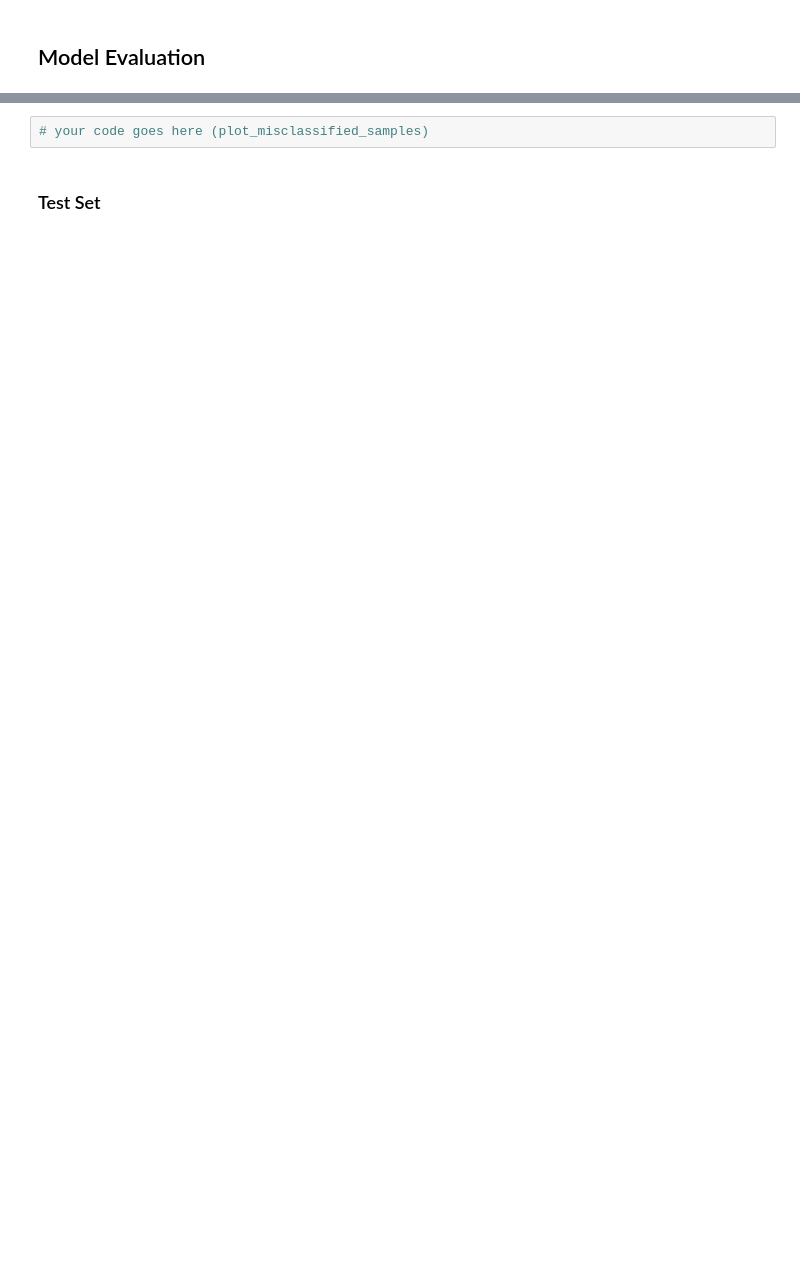
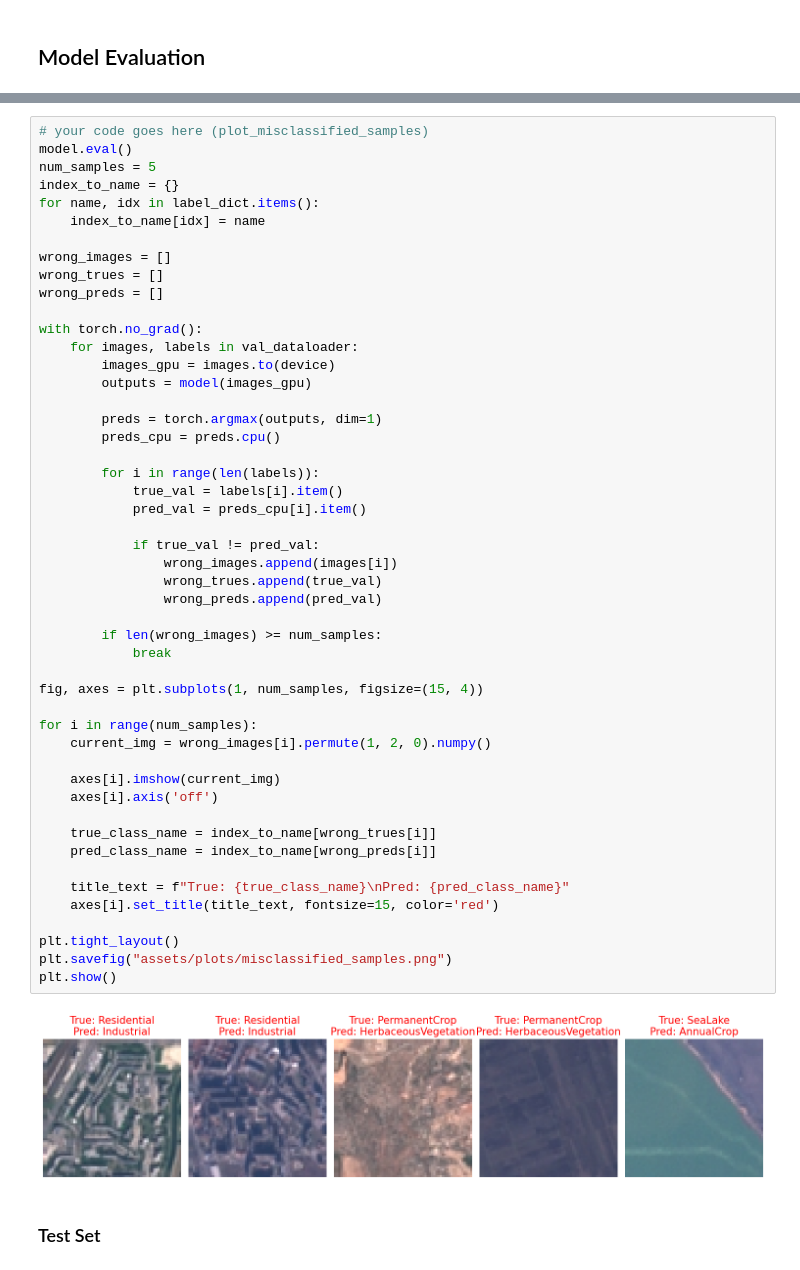
Before and after one commit to Convidium/cnn_image_classifier, a Jupyter notebook: k12456319.ipynb, the cells around one changed output, grey strips where cells are left out. Drawn from its saved outputs; the diff is of its cells as text; blank space fills up the shorter version.

```diff
--- a/k12456319.ipynb
+++ b/k12456319.ipynb
@@ -464,5 +523,54 @@ Text(0.5, 1.0, 'Accuracy improvement over time')
 # %%
 # your code goes here (plot_misclassified_samples)
+model.eval()
+num_samples = 5
+index_to_name = {}
+for name, idx in label_dict.items():
+    index_to_name[idx] = name
+
+wrong_images = []
+wrong_trues = []
+wrong_preds = []
+
+with torch.no_grad():
+    for images, labels in val_dataloader:
+        images_gpu = images.to(device)
+        outputs = model(images_gpu)
+
+        preds = torch.argmax(outputs, dim=1)
+        preds_cpu = preds.cpu()
+
+        for i in range(len(labels)):
+            true_val = labels[i].item()
+            pred_val = preds_cpu[i].item()
+
+            if true_val != pred_val:
+                wrong_images.append(images[i])
+                wrong_trues.append(true_val)
+                wrong_preds.append(pred_val)
+
+        if len(wrong_images) >= num_samples:
+            break
+
+fig, axes = plt.subplots(1, num_samples, figsize=(15, 4))
+
+for i in range(num_samples):
+    current_img = wrong_images[i].permute(1, 2, 0).numpy()
+
+    axes[i].imshow(current_img)
+    axes[i].axis('off')
+
+    true_class_name = index_to_name[wrong_trues[i]]
+    pred_class_name = index_to_name[wrong_preds[i]]
+
+    title_text = f"True: {true_class_name}\nPred: {pred_class_name}"
+    axes[i].set_title(title_text, fontsize=15, color='red')
+
+plt.tight_layout()
+plt.savefig("assets/plots/misclassified_samples.png")
+plt.show()
+# %% [output]
+[figure, added]
 # %% [markdown]
 ### Test Set
 # %%
```
Also changed, not shown: parts of 10 cells of this notebook, 9 other files.
